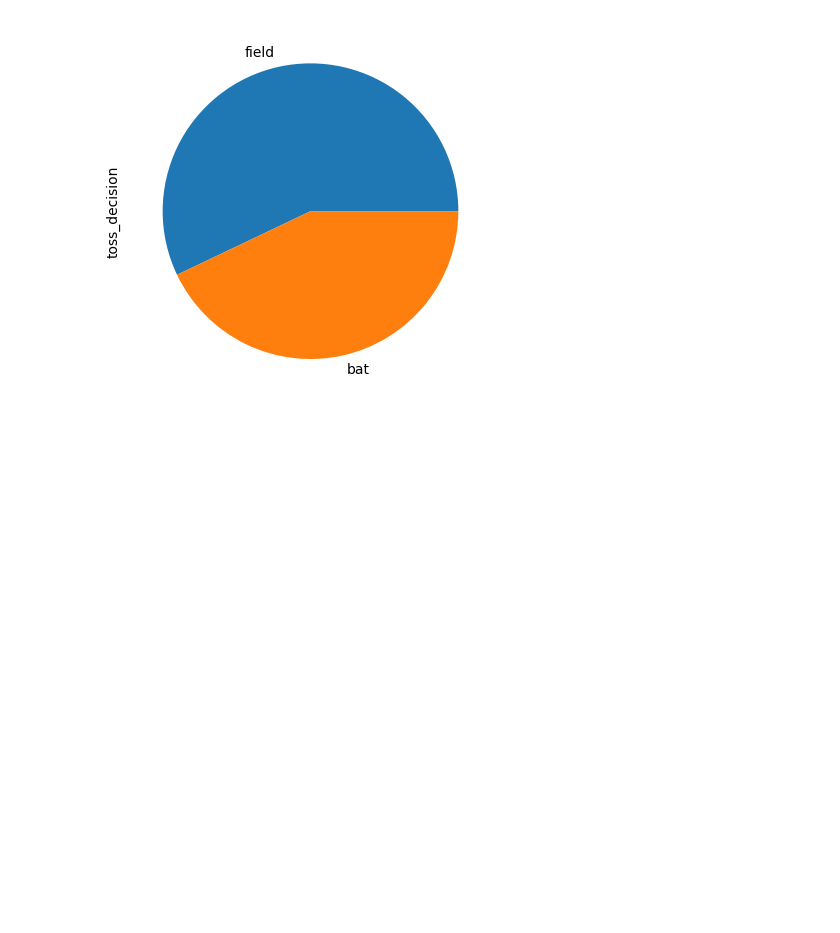
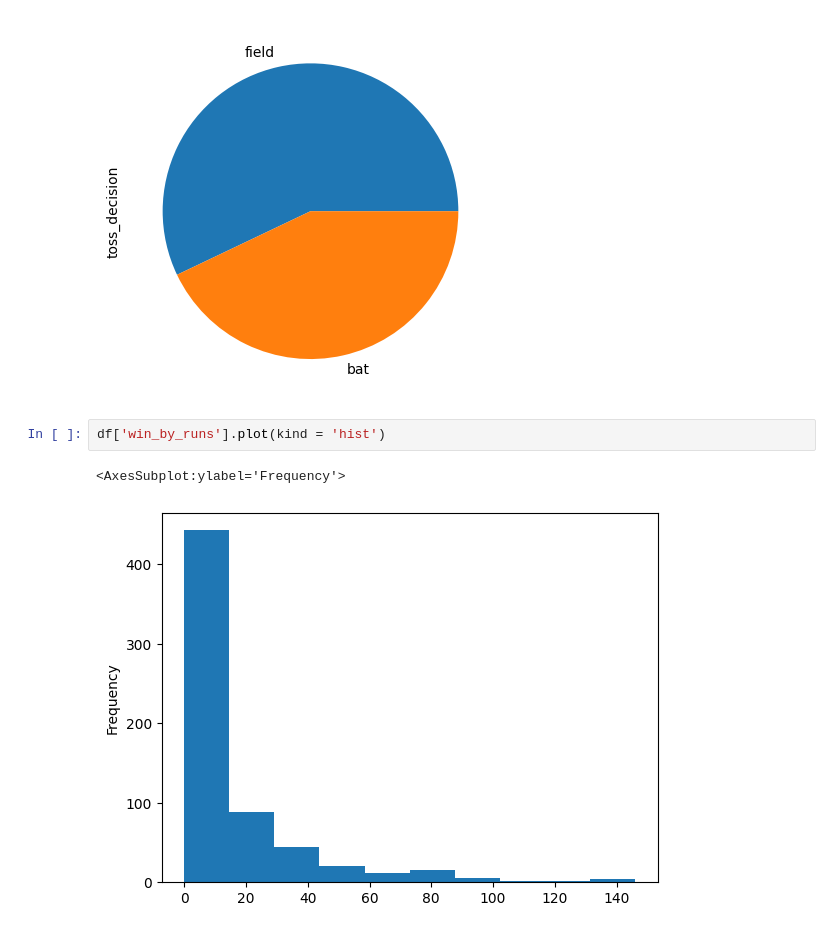
Before and after one commit to sp4936/DSA-PYTHON, a Jupyter notebook: Pandas/07_Plot().ipynb, the cells around one changed output. Cells and saved outputs as stored; diff of their text form; blank space fills up the shorter version.

```diff
--- a/Pandas/07_Plot().ipynb
+++ b/Pandas/07_Plot().ipynb
@@ -13,3 +13,8 @@ df['toss_decision'].value_counts().plot(kind = 'pie')
 # %% [output]
 <AxesSubplot:ylabel='toss_decision'>
 [figure]
+# %%
+df['win_by_runs'].plot(kind = 'hist')
+# %% [output]
+<AxesSubplot:ylabel='Frequency'>
+[figure, added]
```
